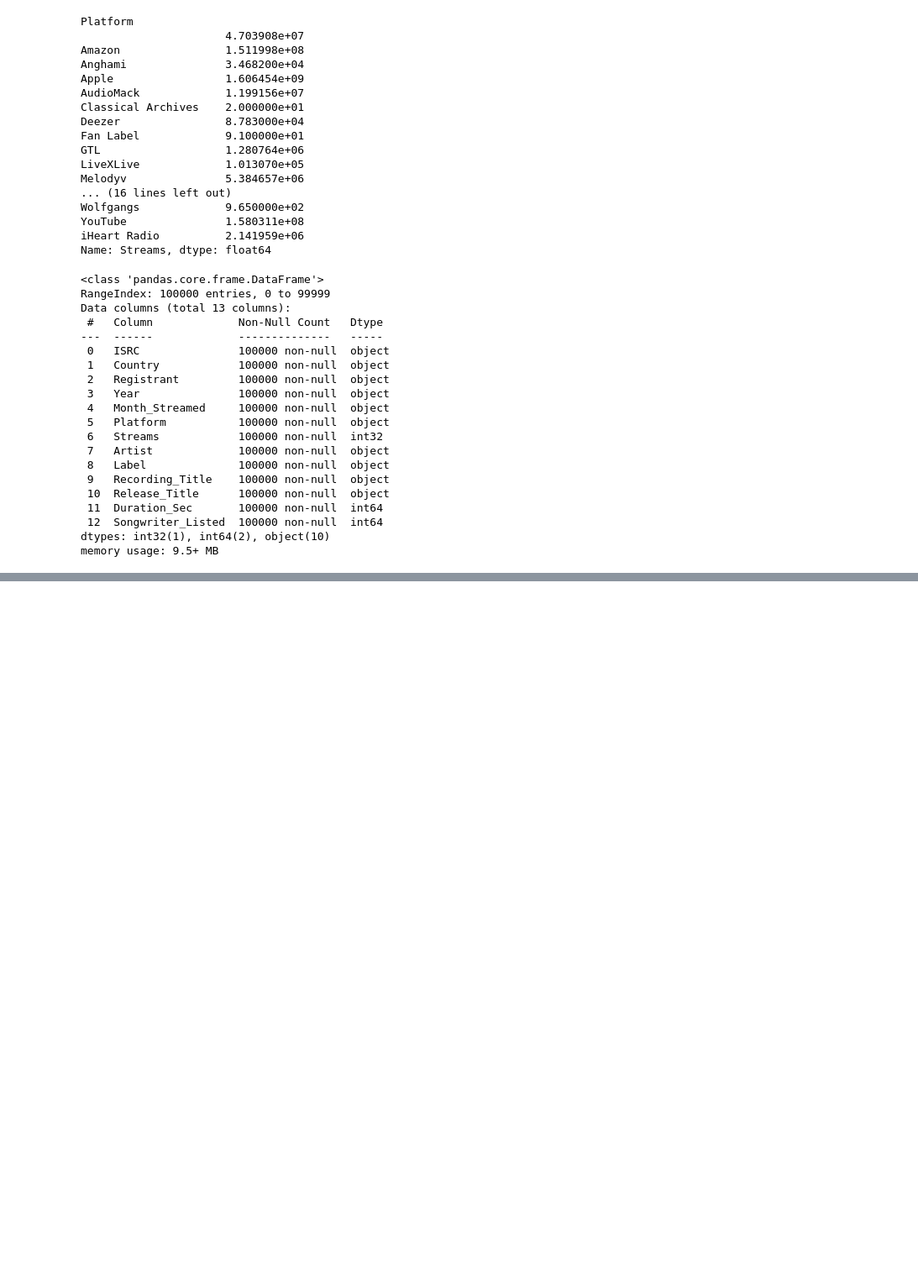
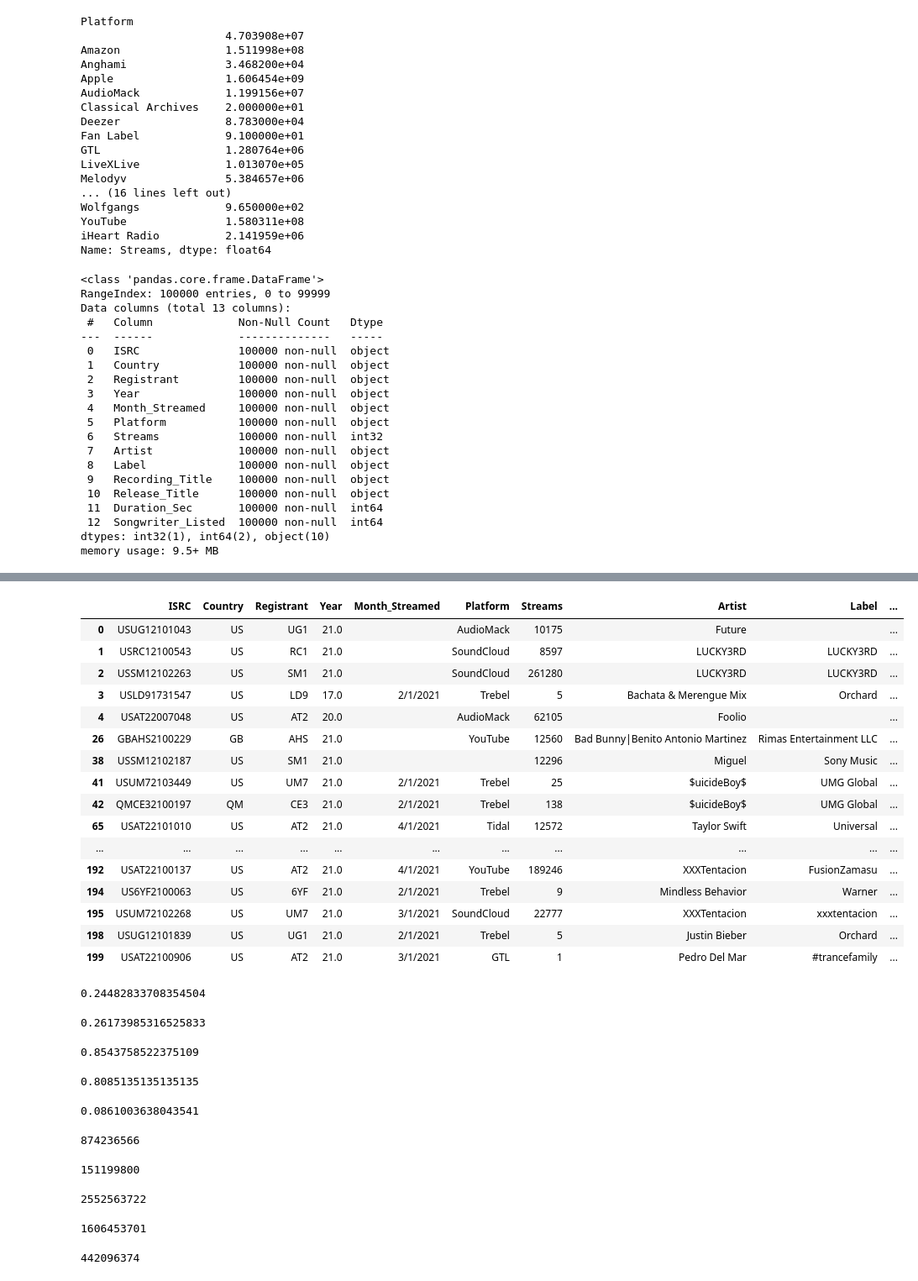
Before and after one commit to NSS-Data-Analytics-Cohort-6/mlc-project-count-dracula, a Jupyter notebook: Notebooks/MLC project.ipynb, the cells around one changed output, grey strips where cells are left out. Shown at 84% size. Saved outputs shown, nothing was run; the diff lists cells and outputs as text; code cells hidden in the pictures; blank space fills up the shorter version.

```diff
--- a/Notebooks/MLC project.ipynb
+++ b/Notebooks/MLC project.ipynb
@@ -306,0 +426,64 @@ memory usage: 9.5+ MB
+# %%
+music_df_other = music_df[~music_df['Platform'].isin(['Pandora','Apple', 'Spotify', 'Amazon'])]
+music_df_other.head(50)
+# %% [output]
+|  | ISRC | Country | Registrant | Year | Month_Streamed | Platform | Streams | Artist | Label | ... |
+| 0 | USUG12101043 | US | UG1 | 21.0 |  | AudioMack | 10175 | Future |  | ... |
+| 1 | USRC12100543 | US | RC1 | 21.0 |  | SoundCloud | 8597 | LUCKY3RD | LUCKY3RD | ... |
+| 2 | USSM12102263 | US | SM1 | 21.0 |  | SoundCloud | 261280 | LUCKY3RD | LUCKY3RD | ... |
+| 3 | USLD91731547 | US | LD9 | 17.0 | 2/1/2021 | Trebel | 5 | Bachata & Merengue Mix | Orchard | ... |
+| 4 | USAT22007048 | US | AT2 | 20.0 |  | AudioMack | 62105 | Foolio |  | ... |
+| 26 | GBAHS2100229 | GB | AHS | 21.0 |  | YouTube | 12560 | Bad Bunny|Benito Antonio Martinez | Rimas Entertainment LLC | ... |
+| 38 | USSM12102187 | US | SM1 | 21.0 |  |  | 12296 | Miguel | Sony Music | ... |
+| 41 | USUM72103449 | US | UM7 | 21.0 | 2/1/2021 | Trebel | 25 | $uicideBoy$ | UMG Global | ... |
+| 42 | QMCE32100197 | QM | CE3 | 21.0 | 2/1/2021 | Trebel | 138 | $uicideBoy$ | UMG Global | ... |
+| 65 | USAT22101010 | US | AT2 | 21.0 | 4/1/2021 | Tidal | 12572 | Taylor Swift | Universal | ... |
+| ... | ... | ... | ... | ... | ... | ... | ... | ... | ... | ... |
+| 192 | USAT22100137 | US | AT2 | 21.0 | 4/1/2021 | YouTube | 189246 | XXXTentacion | FusionZamasu | ... |
+| 194 | US6YF2100063 | US | 6YF | 21.0 | 2/1/2021 | Trebel | 9 | Mindless Behavior | Warner | ... |
+| 195 | USUM72102268 | US | UM7 | 21.0 | 3/1/2021 | SoundCloud | 22777 | XXXTentacion | xxxtentacion | ... |
+| 198 | USUG12101839 | US | UG1 | 21.0 | 2/1/2021 | Trebel | 5 | Justin Bieber | Orchard | ... |
+| 199 | USAT22100906 | US | AT2 | 21.0 | 3/1/2021 | GTL | 1 | Pedro Del Mar | #trancefamily | ... |
+# %%
+music_df_pandora['Songwriter_Listed'].sum()/music_df_pandora['Songwriter_Listed'].count()
+# %% [output]
+0.24482833708354504
+# %%
+music_df_amazon['Songwriter_Listed'].sum()/music_df_amazon['Songwriter_Listed'].count()
+# %% [output]
+0.26173985316525833
+# %%
+music_df_spotify['Songwriter_Listed'].sum()/music_df_spotify['Songwriter_Listed'].count()
+# %% [output]
+0.8543758522375109
+# %%
+music_df_apple['Songwriter_Listed'].sum()/music_df_apple['Songwriter_Listed'].count()
+# %% [output]
+0.8085135135135135
+# %%
+music_df_other['Songwriter_Listed'].sum()/music_df_other['Songwriter_Listed'].count()
+# %% [output]
+0.0861003638043541
+# %%
+pandora_total_streams=music_df_pandora['Streams'].sum()
+print(pandora_total_streams)
+# %% [output]
+874236566
+# %%
+amazon_total_streams=music_df_amazon['Streams'].sum()
+print(amazon_total_streams)
+# %% [output]
+151199800
+# %%
+spotify_total_streams=music_df_spotify['Streams'].sum()
+spotify_total_streams.head()
+# %% [output]
+2552563722
+# %%
+apple_total_streams=music_df_apple['Streams'].sum()
+# %% [output]
+1606453701
+# %%
+other_total_streams=music_df_other['Streams'].sum()
+# %% [output]
+442096374
```
Also changed, not shown: parts of 18 cells of this notebook.
